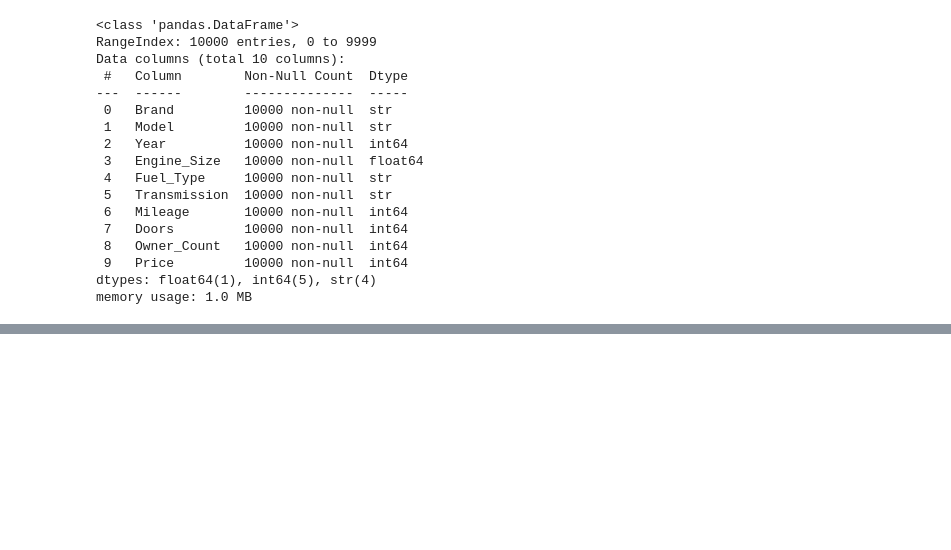
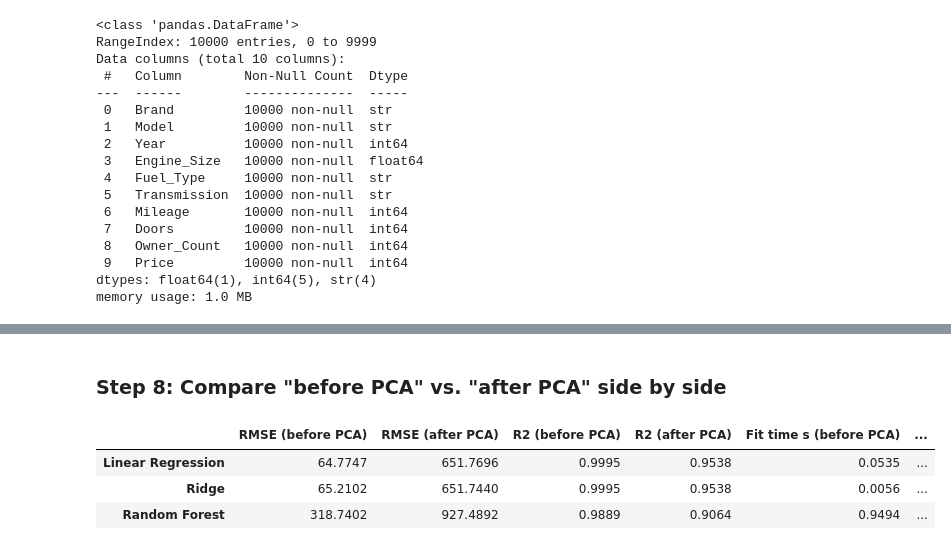
Before and after one commit to arbazshah52/Individual-Machine-Learning, a Jupyter notebook: Kapital5/kapital5 carprice.ipynb, the cells around one changed output, grey strips where cells are left out. Drawn from its saved outputs; the diff is of its cells as text; code cells hidden in the pictures; blank space fills up the shorter version.

```diff
--- a/Kapital5/kapital5 carprice.ipynb
+++ b/Kapital5/kapital5 carprice.ipynb
@@ -41,0 +225,17 @@ memory usage: 1.0 MB
+# %% [markdown]
+### Step 8: Compare "before PCA" vs. "after PCA" side by side
+# %%
+comparison = pd.DataFrame({
+    "RMSE (before PCA)": {k: v[0] for k, v in results_before_pca.items()},
+    "RMSE (after PCA)":  {k: v[0] for k, v in results_after_pca.items()},
+    "R2 (before PCA)":   {k: v[1] for k, v in results_before_pca.items()},
+    "R2 (after PCA)":    {k: v[1] for k, v in results_after_pca.items()},
+    "Fit time s (before PCA)": {k: v[2] for k, v in results_before_pca.items()},
+    "Fit time s (after PCA)":  {k: v[2] for k, v in results_after_pca.items()},
+})
+comparison.round(4)
+# %% [output]
+|  | RMSE (before PCA) | RMSE (after PCA) | R2 (before PCA) | R2 (after PCA) | Fit time s (before PCA) | ... |
+| Linear Regression | 64.7747 | 651.7696 | 0.9995 | 0.9538 | 0.0535 | ... |
+| Ridge | 65.2102 | 651.7440 | 0.9995 | 0.9538 | 0.0056 | ... |
+| Random Forest | 318.7402 | 927.4892 | 0.9889 | 0.9064 | 0.9494 | ... |
```
Also changed, not shown: parts of 15 cells of this notebook, 1 other file.
